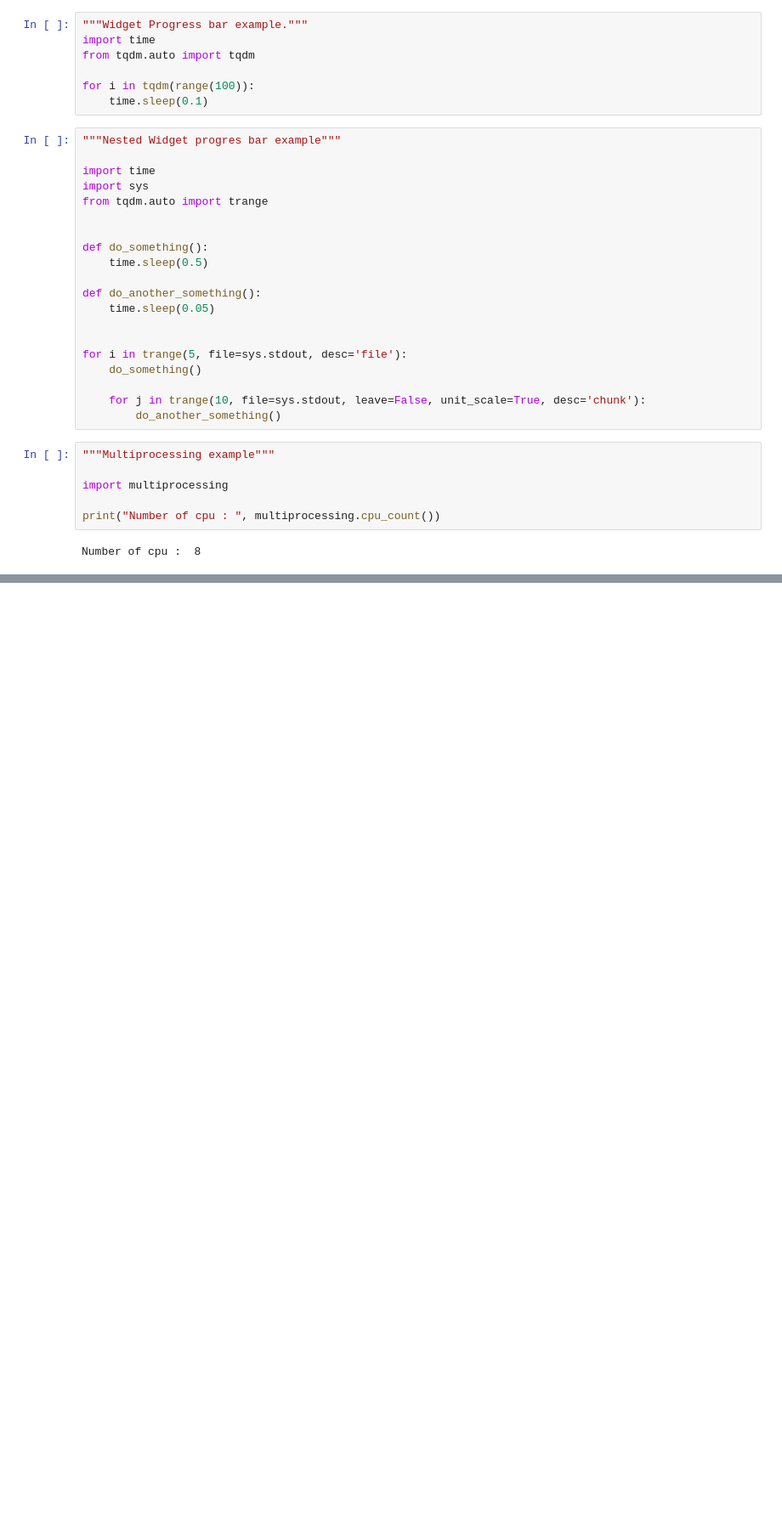
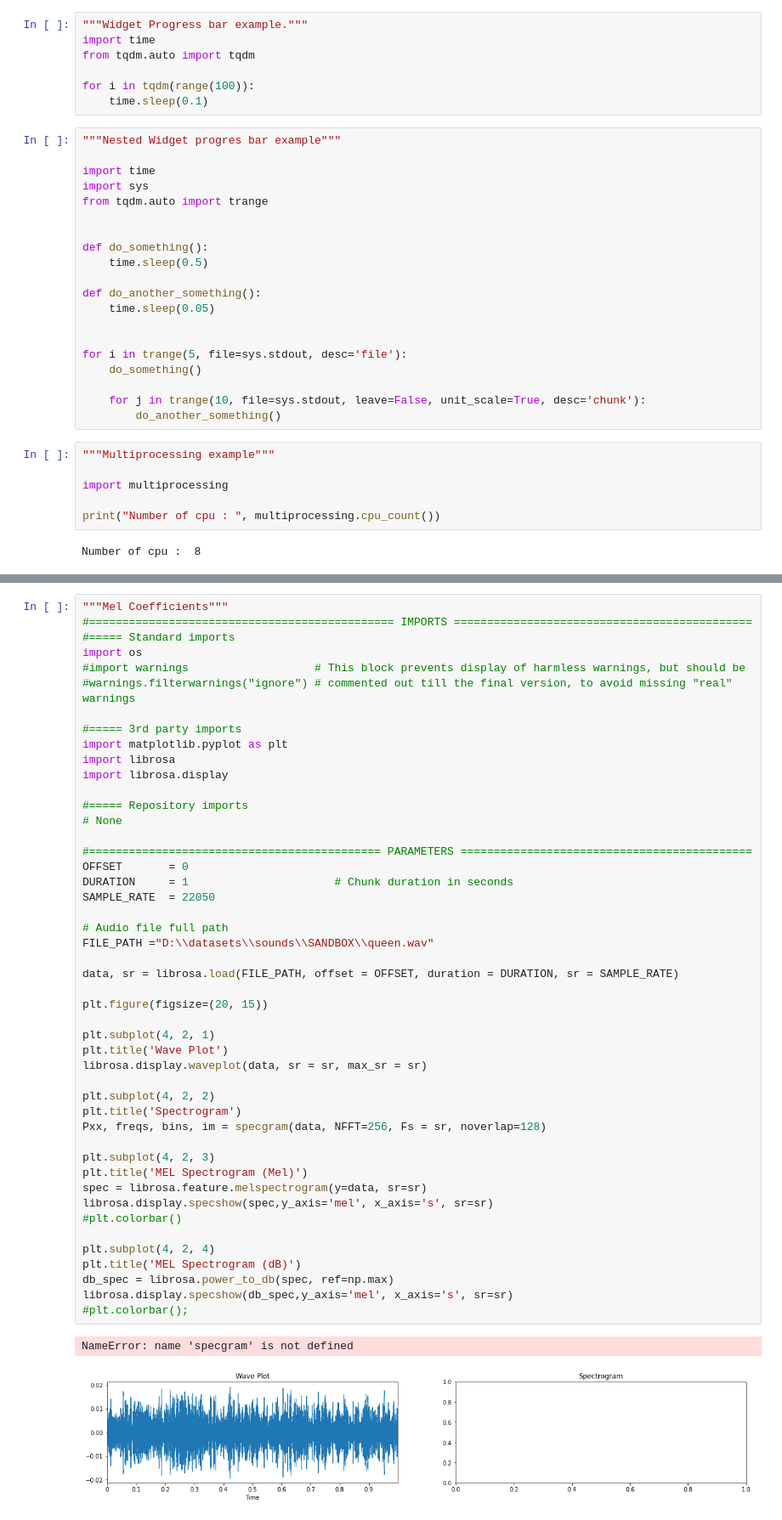
Before and after one commit to Sandjab/ShowBees, a Jupyter notebook: snippets.ipynb, the cells around one changed output, grey strips where cells are left out. Shown at 85% size. Saved outputs shown, nothing was run; the diff lists cells and outputs as text; blank space fills up the shorter version.

```diff
--- a/snippets.ipynb
+++ b/snippets.ipynb
@@ -56,0 +229,50 @@ Number of cpu :  8
+# %%
+"""Mel Coefficients"""
+#============================================== IMPORTS =============================================
+#===== Standard imports
+import os
+#import warnings                   # This block prevents display of harmless warnings, but should be
+#warnings.filterwarnings("ignore") # commented out till the final version, to avoid missing "real" warnings
+
+#===== 3rd party imports
+import matplotlib.pyplot as plt
+import librosa
+import librosa.display
+
+#===== Repository imports
+# None
+
+#============================================ PARAMETERS ============================================
+OFFSET       = 0
+DURATION     = 1                      # Chunk duration in seconds
+SAMPLE_RATE  = 22050
+
+# Audio file full path
+FILE_PATH ="D:\\datasets\\sounds\\SANDBOX\\queen.wav"
+
+data, sr = librosa.load(FILE_PATH, offset = OFFSET, duration = DURATION, sr = SAMPLE_RATE)
+
+plt.figure(figsize=(20, 15))
+
+plt.subplot(4, 2, 1)
+plt.title('Wave Plot')
+librosa.display.waveplot(data, sr = sr, max_sr = sr)
+
+plt.subplot(4, 2, 2)
+plt.title('Spectrogram')
+Pxx, freqs, bins, im = specgram(data, NFFT=256, Fs = sr, noverlap=128)
+
+plt.subplot(4, 2, 3)
+plt.title('MEL Spectrogram (Mel)')
+spec = librosa.feature.melspectrogram(y=data, sr=sr)
+librosa.display.specshow(spec,y_axis='mel', x_axis='s', sr=sr)
+#plt.colorbar()
+
+plt.subplot(4, 2, 4)
+plt.title('MEL Spectrogram (dB)')
+db_spec = librosa.power_to_db(spec, ref=np.max)
+librosa.display.specshow(db_spec,y_axis='mel', x_axis='s', sr=sr)
+#plt.colorbar();
+# %% [output]
+NameError: name 'specgram' is not defined
+[figure, added]
```
Also changed, not shown: parts of 6 cells of this notebook, 2 other files.
